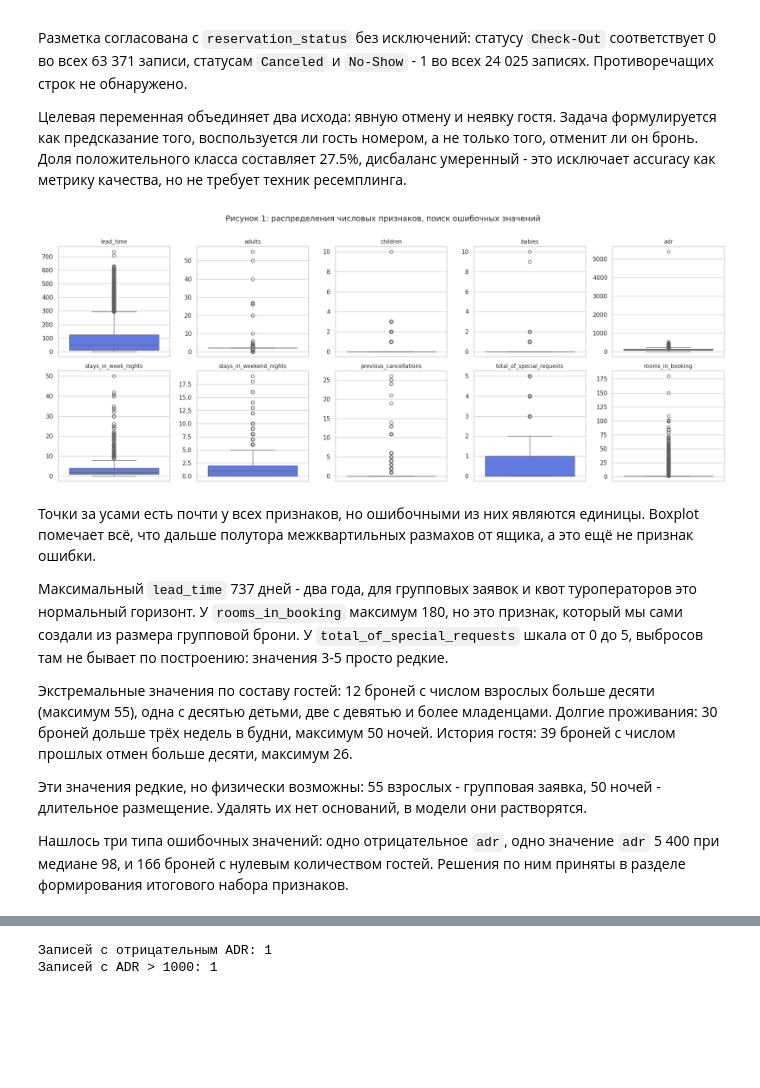
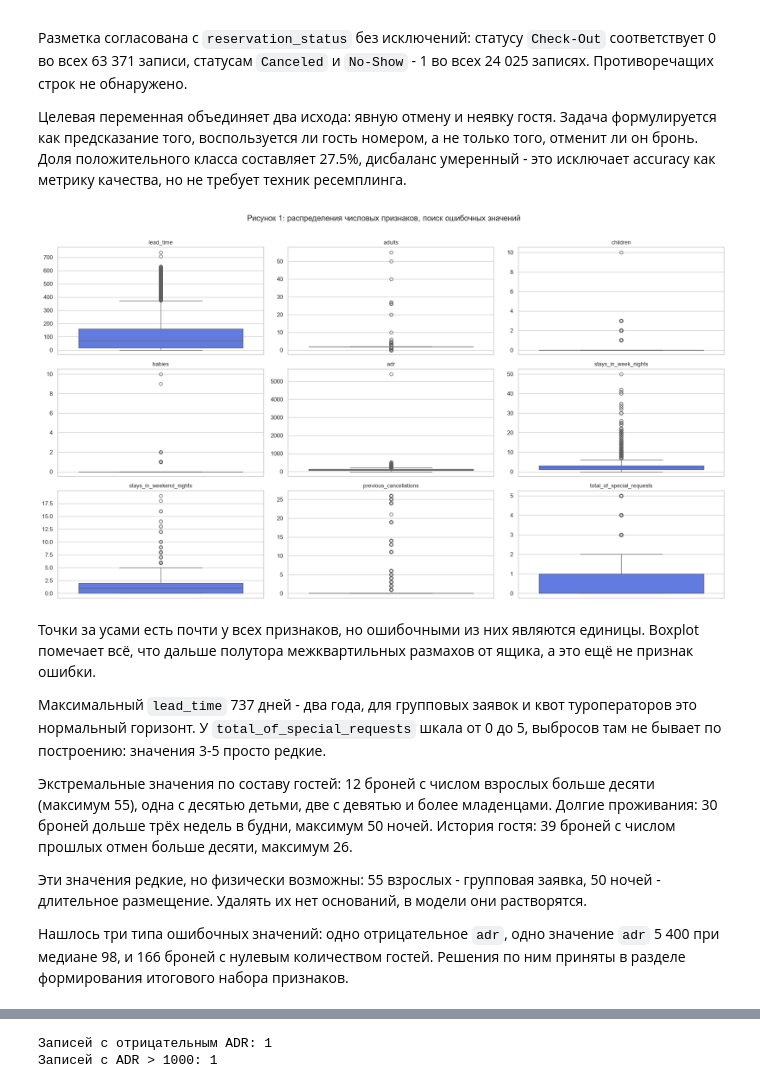
Before and after one commit to DeusMaksler/hse-ai-cancel-alert, a Jupyter notebook: eda/EDA.ipynb, the cells around one changed output, grey strips where cells are left out. Drawn from its saved outputs; the diff is of its cells as text; code cells hidden in the pictures; blank space fills up the shorter version.

Commit message:
Remove outcome-dependent booking size feature and revise EDA conclusions

```diff
--- a/eda/EDA.ipynb
+++ b/eda/EDA.ipynb
@@ -291,14 +256,0 @@ display(comparison.style.set_caption("Таблица 3: Мера искажен
-# %%
-# Перед удалением сохраняем информацию о размере брони
-if "rooms_in_booking" not in df.columns:
-    df["rooms_in_booking"] = df.groupby(list(df.columns), dropna=False)["hotel"].transform("size")
-    df = df.drop_duplicates(subset=df.columns.drop("rooms_in_booking")).reset_index(drop=True)
-else:
-    print("Дубликаты уже были удалены, повторный запуск пропущен\n")
-
-rows_before = df["rooms_in_booking"].sum()   # сумма размеров групп = исходное число строк
-
-print(f"Было строк:    {rows_before:,}")
-print(f"Удалено строк: {rows_before - len(df):,}")
-print(f"Осталось:      {len(df):,}")
-print(f"Доля отмен:    {df['is_canceled'].mean():.2%}")
@@ -559,24 +655,38 @@ display(pd.crosstab(df['reservation_status'], df['is_canceled']))
 
 Целевая переменная объединяет два исхода: явную отмену и неявку гостя. Задача формулируется как предсказание того, воспользуется ли гость номером, а не только того, отменит ли он бронь. Доля положительного класса составляет 27.5%, дисбаланс умеренный - это исключает accuracy как метрику качества, но не требует техник ресемплинга.
 # %%
-num_cols = ["lead_time", "adults", "children", "babies", "adr",
-            "stays_in_week_nights", "stays_in_weekend_nights",
-            "previous_cancellations", "total_of_special_requests", "rooms_in_booking"]
+# Распределения числовых признаков
+num_cols = [
+    "lead_time",
+    "adults",
+    "children",
+    "babies",
+    "adr",
+    "stays_in_week_nights",
+    "stays_in_weekend_nights",
+    "previous_cancellations",
+    "total_of_special_requests",
+]
 
-fig, axes = plt.subplots(2, 5, figsize=(18, 7))
+fig, axes = plt.subplots(3, 3, figsize=(18, 10))
+
 for ax, col in zip(axes.flat, num_cols):
     sns.boxplot(y=df[col], ax=ax, color="#4C6EF5")
     ax.set_title(col, fontsize=10)
     ax.set_ylabel("")
-plt.suptitle("Рисунок 1: распределения числовых признаков, поиск ошибочных значений", y=1.01)
+
+plt.suptitle(
+    "Рисунок 1: распределения числовых признаков, поиск ошибочных значений",
+    y=1.01,
+)
 plt.tight_layout()
 plt.show()
 # %% [output]
-[figure, old version]
+[figure, new version]
 # %% [markdown]
 Точки за усами есть почти у всех признаков, но ошибочными из них являются единицы. Boxplot помечает всё, что дальше полутора межквартильных размахов от ящика, а это ещё не признак ошибки.
 
-Максимальный `lead_time` 737 дней - два года, для групповых заявок и квот туроператоров это нормальный горизонт. У `rooms_in_booking` максимум 180, но это признак, который мы сами создали из размера групповой брони. У `total_of_special_requests` шкала от 0 до 5, выбросов там не бывает по построению: значения 3-5 просто редкие.
+Максимальный `lead_time` 737 дней - два года, для групповых заявок и квот туроператоров это нормальный горизонт. У `total_of_special_requests` шкала от 0 до 5, выбросов там не бывает по построению: значения 3-5 просто редкие.
 
 Экстремальные значения по составу гостей: 12 броней с числом взрослых больше десяти (максимум 55), одна с десятью детьми, две с девятью и более младенцами. Долгие проживания: 30 броней дольше трёх недель в будни, максимум 50 ночей. История гостя: 39 броней с числом прошлых отмен больше десяти, максимум 26.
 
```
Also changed, not shown: parts of 73 cells of this notebook.
